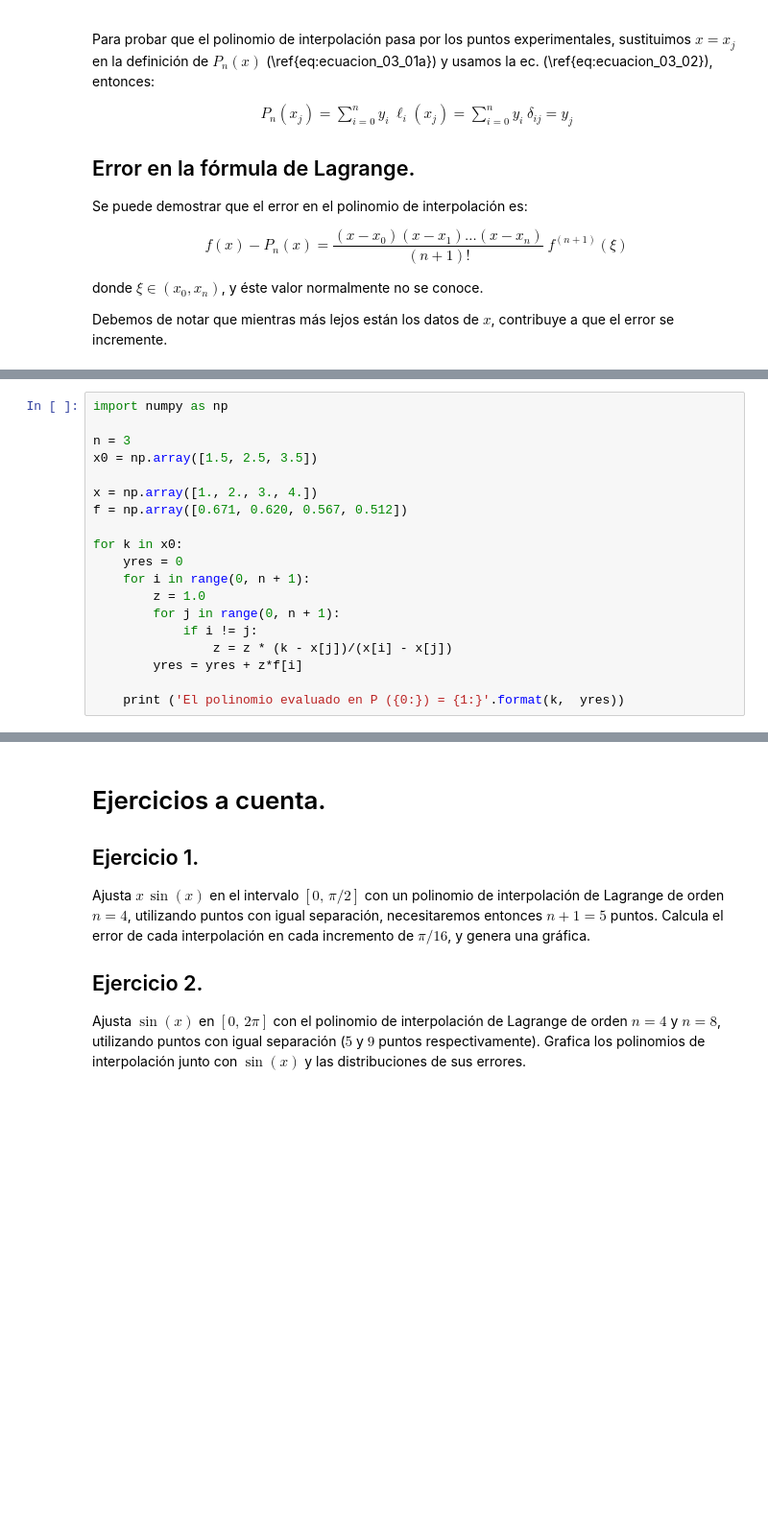
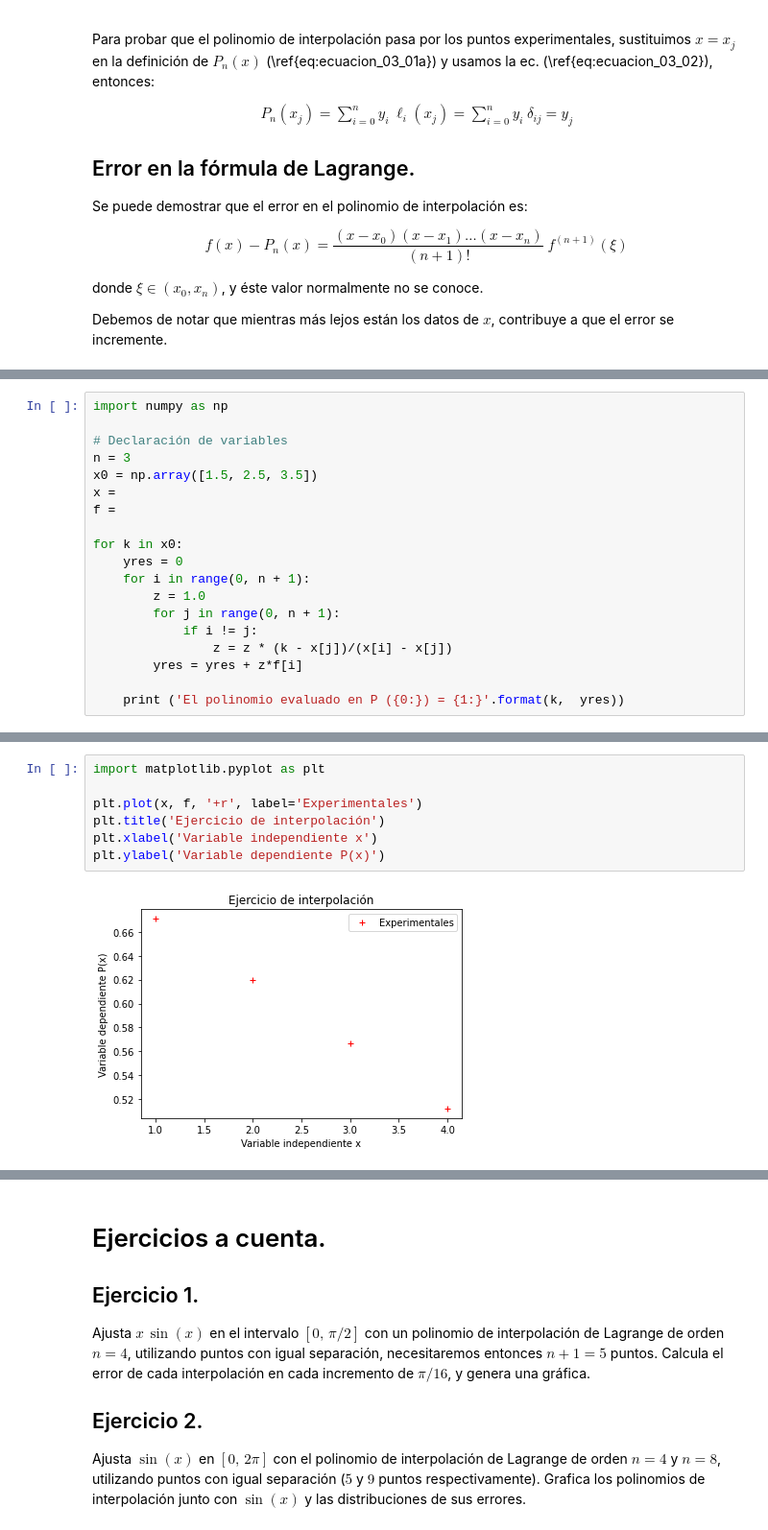
Before and after one commit to guxtux/FComputacional, a Jupyter notebook: Tema 2 - Operaciones matematicas basicas/Notebooks/Tema_02_01_Interpolacion.ipynb, the cells around one changed output, grey strips where cells are left out. Shown at 96% size. Cells and saved outputs as stored; diff of their text form; blank space fills up the shorter version.

```diff
--- a/Tema 2 - Operaciones matematicas basicas/Notebooks/Tema_02_01_Interpolacion.ipynb
+++ b/Tema 2 - Operaciones matematicas basicas/Notebooks/Tema_02_01_Interpolacion.ipynb
@@ -97,11 +99,11 @@ Usa el algoritmo de **interpolación de Lagrange** con un polinomio de grado $n
 # %%
 import numpy as np
 
+# Declaración de variables
 n = 3
 x0 = np.array([1.5, 2.5, 3.5])
-
-x = np.array([1., 2., 3., 4.])
-f = np.array([0.671, 0.620, 0.567, 0.512])
+x =
+f =
 
 for k in x0:
     yres = 0
@@ -116,3 +130,12 @@ for k in x0:
+# %%
+import matplotlib.pyplot as plt
+
+plt.plot(x, f, '+r', label='Experimentales')
+plt.title('Ejercicio de interpolación')
+plt.xlabel('Variable independiente x')
+plt.ylabel('Variable dependiente P(x)')
+# %% [output]
+[figure, added]
 # %% [markdown]
 Completa el ejercicio con la gráfica de los puntos de la tabla:
 ![Datos iniciales](attachment:Ejercicio_Interpolacion_01.png)
```
Also changed, not shown: parts of 7 cells of this notebook, 26 other files.
